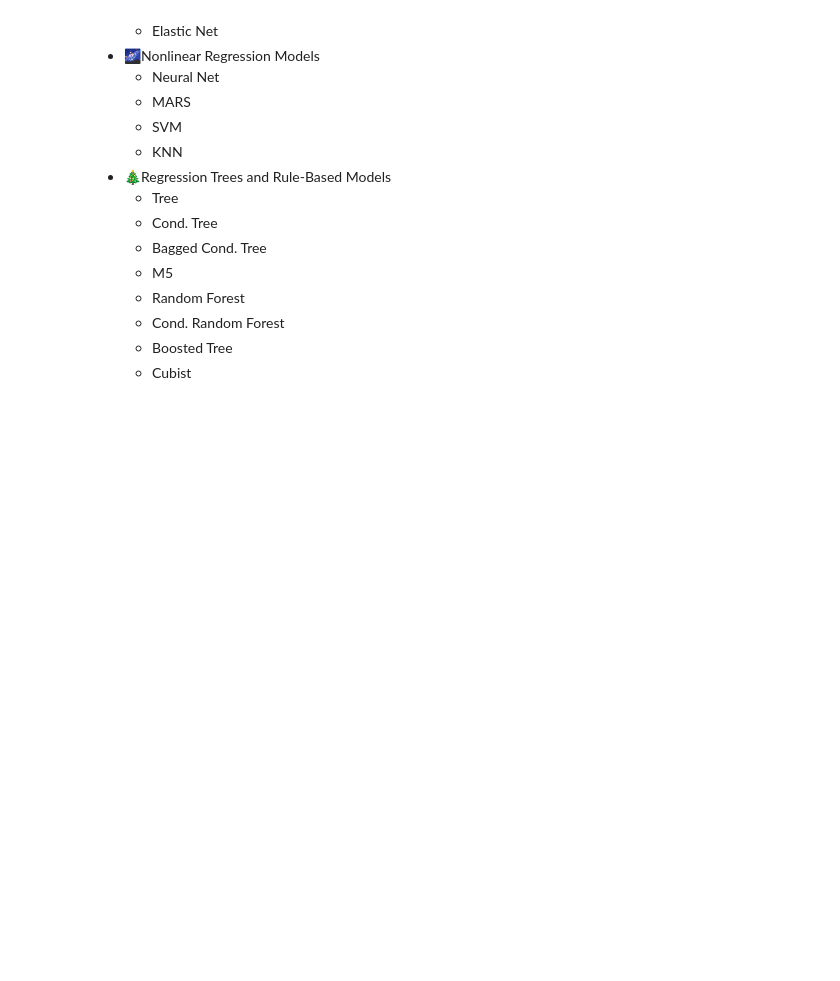
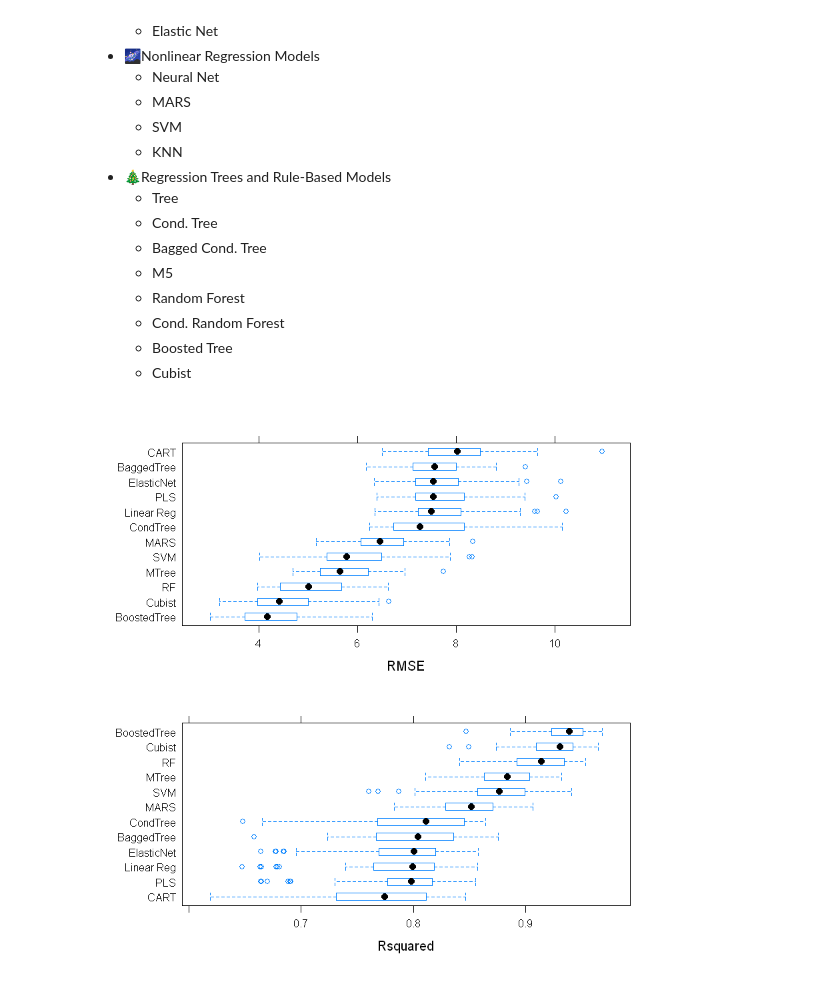
Before and after one commit to Randallzoeng/BookClub, a Jupyter notebook: AppliedPredictiveModeling/Chap. 10 Case Study Compressive Strength of Concrete Mixture.ipynb, the cells around one changed output. Drawn from its saved outputs; the diff is of its cells as text; code cells hidden in the pictures; blank space fills up the shorter version.

```diff
--- a/AppliedPredictiveModeling/Chap. 10 Case Study Compressive Strength of Concrete Mixture.ipynb
+++ b/AppliedPredictiveModeling/Chap. 10 Case Study Compressive Strength of Concrete Mixture.ipynb
@@ -298,9 +374,9 @@ fit_rf <- train(CompressiveStrength~.,data=trn,method = "rf",
 # %%
 set.seed(830)
 grid_gbm <- expand.grid(
-                        n.trees,
-                        interaction.depth,
-                        shrinkage,
-                        n.minobsinnode)
+                        n.trees=seq(100,1000,by=50),
+                        interaction.depth=seq(1,7,by=2),
+                        shrinkage=c(0.01, 0.1),
+                        n.minobsinnode=c(10,20))
 fit_gbm <- train(CompressiveStrength~.,data=trn,method = "gbm",
                 tuneGrid=grid_gbm,verbose=F,trControl=ctrl)
@@ -307,6 +393,8 @@ fit_gbm <- train(CompressiveStrength~.,data=trn,method = "gbm",
 # %%
 set.seed(830)
 grid_cubist <- expand.grid(
+                           committees=c(1,5,10,50,75,100),
+                           neighbors=c(0,1,3,5,7,9)
                           )
 fit_cubist <- train(CompressiveStrength~.,data=trn,method = "cubist",
                    tuneGrid=grid_cubist,trControl=ctrl)
@@ -335,0 +421,23 @@ fit_resamples <- resamples(list(
+# %%
+fit_resamples <- resamples(list(
+                                "Linear Reg" = fit_reg,
+                               "PLS"=fit_pls,
+                               "ElasticNet"=fit_enet,
+                               "MARS"=fit_mars,
+                               "SVM"=fit_svm,
+                               "CART"=fit_cart,
+                               "CondTree"=fit_ctree,
+                               "BaggedTree"=fit_cartBag,
+                               "BoostedTree"=fit_gbm,
+                               "RF"=fit_rf,
+                               "Cubist"=fit_cubist,
+                               "MTree"=fit_mdtree))
+# %%
+
+p1 <- bwplot(fit_resamples,metric = "RMSE")
+p2 <- bwplot(fit_resamples,metric = "Rsquared")
+
+library(gridExtra)
+grid.arrange(p1,p2)
+# %% [output]
+[figure, added]
```
Also changed, not shown: parts of 15 cells of this notebook.
